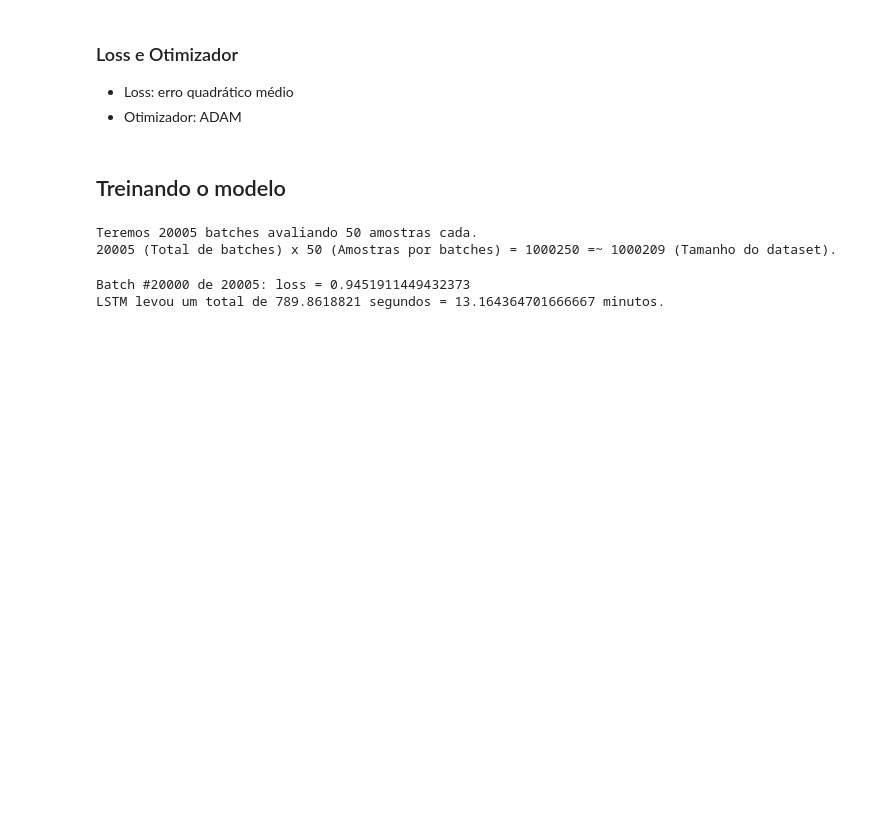
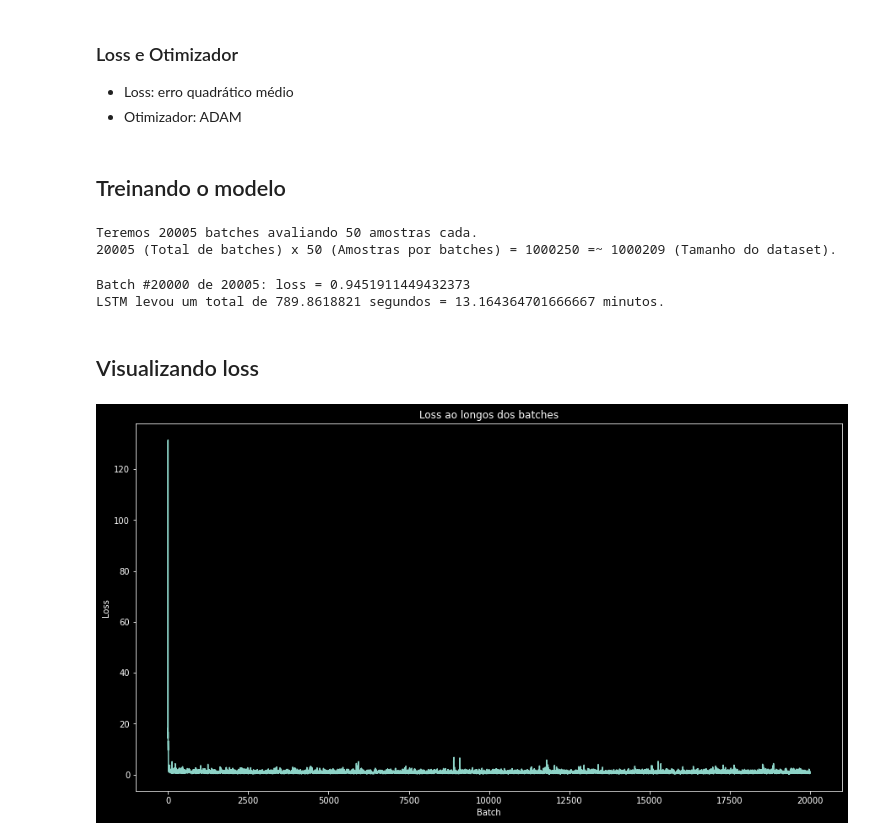
Before and after one commit to sidneyouteiro/IntroML, a Jupyter notebook: PF/main.ipynb, the cells around one changed output. Drawn from its saved outputs; the diff is of its cells as text; code cells hidden in the pictures; blank space fills up the shorter version.

Commit message:
visualizando loss

```diff
--- a/PF/main.ipynb
+++ b/PF/main.ipynb
@@ -9,6 +9,9 @@ Baseado no artigo [Wu, Chao-Yuan, et al. 'Recurrent recommender networks.' 2017.
 import pandas as pd
 import numpy as np
 import matplotlib.pyplot as plt
+
+from matplotlib import style
+style.use('dark_background')
 
 import tensorflow.compat.v1 as tf
 import tensorflow.nn as nn
@@ -223,3 +226,16 @@ print(f'\nLSTM levou um total de {total_time} segundos = {total_time/ 60} minuto
 # %% [output]
 Batch #20000 de 20005: loss = 0.9451911449432373
 LSTM levou um total de 789.8618821 segundos = 13.164364701666667 minutos.
+# %% [markdown]
+## Visualizando loss
+# %%
+plt.figure(figsize = (15, 8))
+plt.plot(train_loss)
+
+plt.title('Loss ao longos dos batches')
+plt.xlabel('Batch')
+plt.ylabel('Loss')
+
+plt.show()
+# %% [output]
+[figure, added]
```
Also changed, not shown: parts of 1 cell of this notebook.
